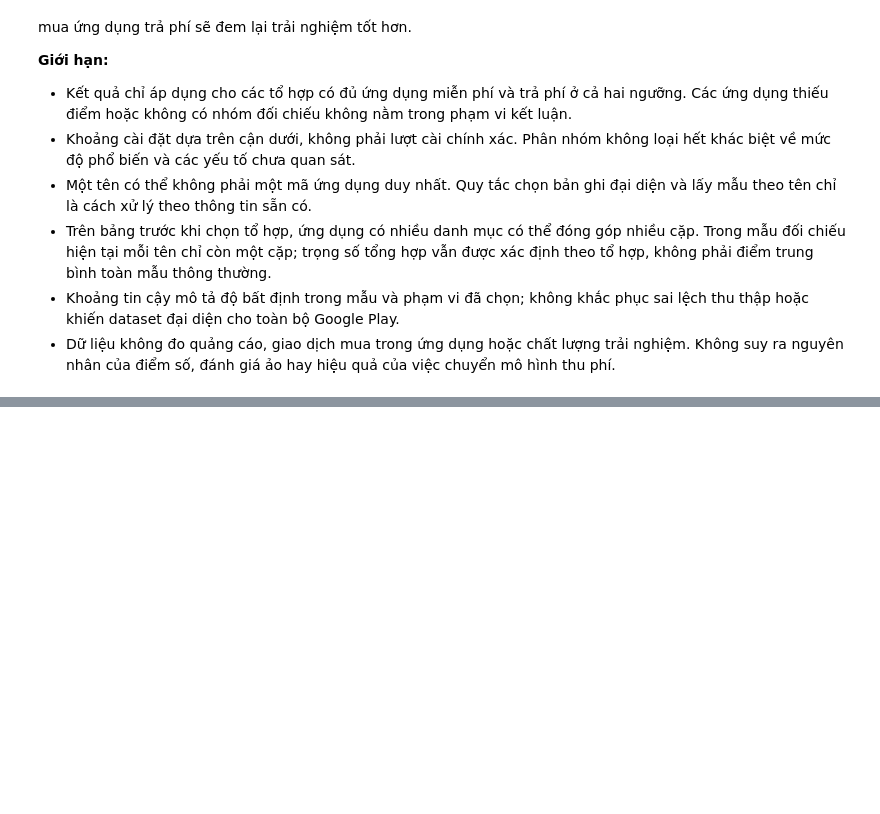
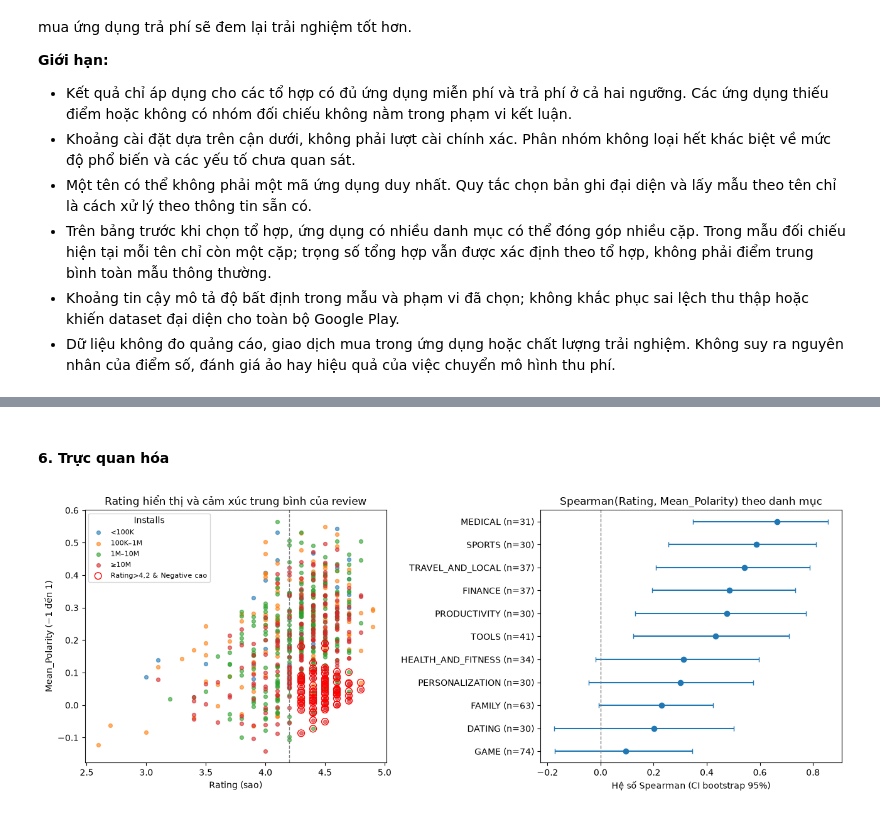
Before and after one commit to phtanh05/google-play-store-apps-analysis, a Jupyter notebook: notebooks/02_analysis.ipynb, the cells around one changed output, grey strips where cells are left out. Cells and saved outputs as stored; diff of their text form; code cells hidden in the pictures; blank space fills up the shorter version.

```diff
--- a/notebooks/02_analysis.ipynb
+++ b/notebooks/02_analysis.ipynb
@@ -841,0 +1001,21 @@ display(q1_price_sensitivity.round(4))
+# %%
+# ---------- D4: theo Category (≥30 ứng dụng) và theo tầng cài đặt ----------
+def q2_group_table(d, col, min_n):
+    out = []
+    for name, g in d.groupby(col, observed=True):
+        if len(g) < min_n:
+            continue
+        r_pol, p_pol = spearmanr(g["Rating"], g["Mean_Polarity"])
+        lo, hi = q2_boot_ci(g, rho("Rating", "Mean_Polarity"), n_boot=1000)
+        nlo, nhi = q2_boot_ci(g, lambda x: x["Negative_Review_Share"].mean(), n_boot=1000)
+        zlo, zhi = q2_boot_ci(g, lambda x: x["Z_Gap"].mean(), n_boot=1000)
+        out.append({col: name, "n": len(g), "Spearman": r_pol, "p-value": p_pol, "CI Spearman": (lo, hi),
+                    "Negative share TB": g["Negative_Review_Share"].mean(), "CI Negative": (nlo, nhi),
+                    "Z_Gap TB": g["Z_Gap"].mean(), "CI Z_Gap": (zlo, zhi)})
+    return pd.DataFrame(out)
+
+q2_by_cat = q2_group_table(q2_main, "Category", 30).sort_values("Spearman").reset_index(drop=True)
+q2_by_tier = q2_group_table(q2_main, "Install_Tier", 30)
+fmt = lambda t: t.assign(**{c: t[c].map(lambda v: f"[{v[0]:.3f}; {v[1]:.3f}]") for c in t.columns if c.startswith("CI")}).round(3)
+display(fmt(q2_by_cat))
+display(fmt(q2_by_tier))
@@ -841,0 +1044,27 @@ display(q1_price_sensitivity.round(4))
+# %% [markdown]
+#### **6. Trực quan hóa**
+# %%
+import matplotlib.pyplot as plt
+
+fig, axes = plt.subplots(1, 2, figsize=(13, 5))
+
+# Biểu đồ 1: Rating và Mean_Polarity, màu theo tầng cài đặt
+for tier, g in q2_main.groupby("Install_Tier", observed=True):
+    axes[0].scatter(g["Rating"], g["Mean_Polarity"], s=18, alpha=0.6, label=tier)
+risk = q2_main[q2_main["At_Risk"]]
+axes[0].scatter(risk["Rating"], risk["Mean_Polarity"], s=60, facecolors="none", edgecolors="red", label="Rating>4,2 & Negative cao")
+axes[0].axvline(4.2, color="gray", ls="--", lw=1)
+axes[0].set(title="Rating hiển thị và cảm xúc trung bình của review", xlabel="Rating (sao)", ylabel="Mean_Polarity (−1 đến 1)")
+axes[0].legend(title="Installs", fontsize=8)
+
+# Biểu đồ 2: Spearman theo Category với CI bootstrap 95%
+t = q2_by_cat.reset_index(drop=True)
+err = np.array([[r.Spearman - r["CI Spearman"][0], r["CI Spearman"][1] - r.Spearman] for _, r in t.iterrows()]).T
+axes[1].errorbar(t["Spearman"], range(len(t)), xerr=err, fmt="o", capsize=3)
+axes[1].axvline(0, color="gray", ls="--", lw=1)
+axes[1].set_yticks(range(len(t)), [f"{c} (n={n})" for c, n in zip(t["Category"], t["n"])])
+axes[1].set(title="Spearman(Rating, Mean_Polarity) theo danh mục", xlabel="Hệ số Spearman (CI bootstrap 95%)")
+plt.tight_layout()
+plt.show()
+# %% [output]
+[figure, added]
```
Also changed, not shown: parts of 25 cells of this notebook, 2 other files.
